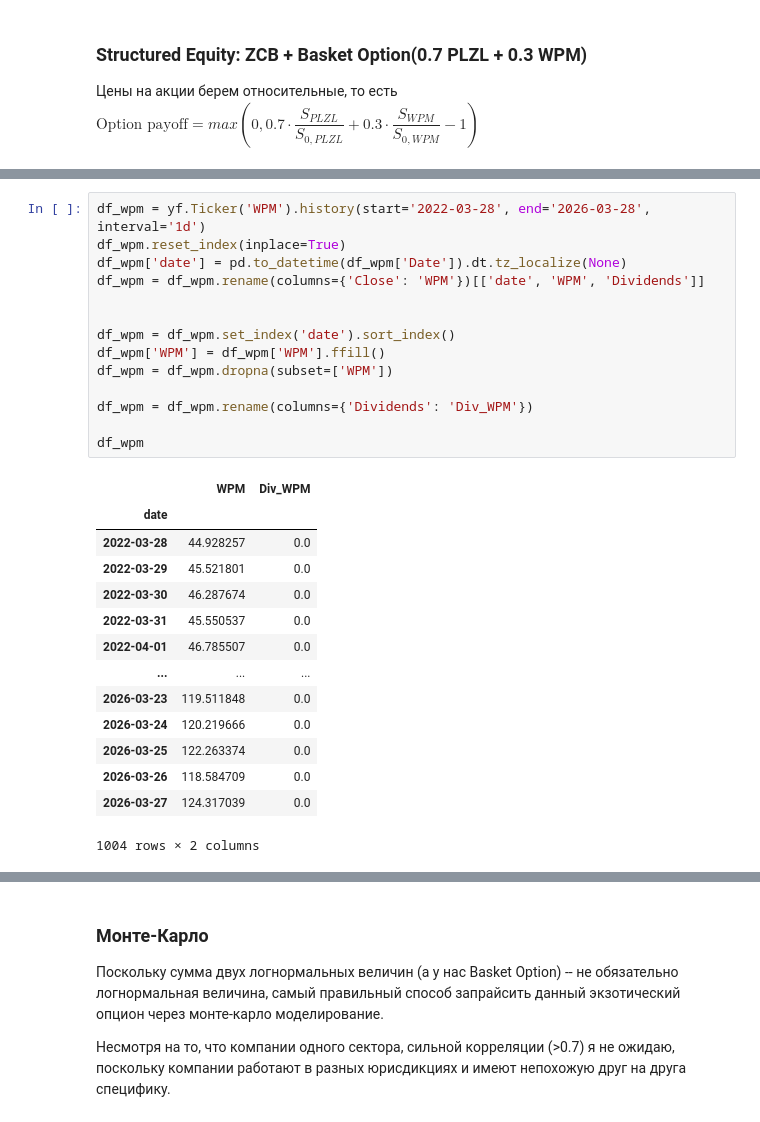
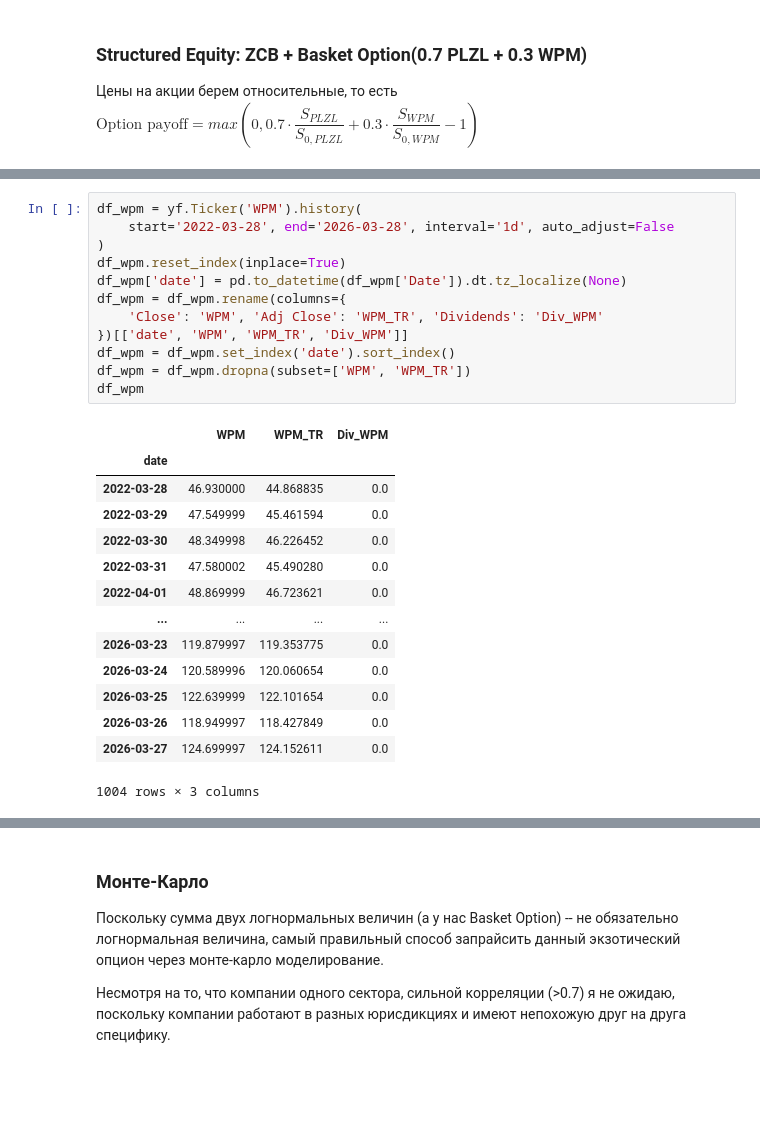
Before and after one commit to eMasov/StructuredNoteProject, a Jupyter notebook: StructuredEquityModeling.ipynb, the cells around one changed output, grey strips where cells are left out. Drawn from its saved outputs; the diff is of its cells as text; blank space fills up the shorter version.

```diff
--- a/StructuredEquityModeling.ipynb
+++ b/StructuredEquityModeling.ipynb
@@ -99,31 +92,29 @@ df_plzl
 # %%
-df_wpm = yf.Ticker('WPM').history(start='2022-03-28', end='2026-03-28', interval='1d')
+df_wpm = yf.Ticker('WPM').history(
+    start='2022-03-28', end='2026-03-28', interval='1d', auto_adjust=False
+)
 df_wpm.reset_index(inplace=True)
 df_wpm['date'] = pd.to_datetime(df_wpm['Date']).dt.tz_localize(None)
-df_wpm = df_wpm.rename(columns={'Close': 'WPM'})[['date', 'WPM', 'Dividends']]
-
-
+df_wpm = df_wpm.rename(columns={
+    'Close': 'WPM', 'Adj Close': 'WPM_TR', 'Dividends': 'Div_WPM'
+})[['date', 'WPM', 'WPM_TR', 'Div_WPM']]
 df_wpm = df_wpm.set_index('date').sort_index()
-df_wpm['WPM'] = df_wpm['WPM'].ffill()
-df_wpm = df_wpm.dropna(subset=['WPM'])
-
-df_wpm = df_wpm.rename(columns={'Dividends': 'Div_WPM'})
-
+df_wpm = df_wpm.dropna(subset=['WPM', 'WPM_TR'])
 df_wpm
 # %% [output]
-|  | WPM | Div_WPM |
-| date |  |  |
-| 2022-03-28 | 44.928257 | 0.0 |
-| 2022-03-29 | 45.521801 | 0.0 |
-| 2022-03-30 | 46.287674 | 0.0 |
-| 2022-03-31 | 45.550537 | 0.0 |
-| 2022-04-01 | 46.785507 | 0.0 |
-| ... | ... | ... |
-| 2026-03-23 | 119.511848 | 0.0 |
-| 2026-03-24 | 120.219666 | 0.0 |
-| 2026-03-25 | 122.263374 | 0.0 |
-| 2026-03-26 | 118.584709 | 0.0 |
-| 2026-03-27 | 124.317039 | 0.0 |
+|  | WPM | WPM_TR | Div_WPM |
+| date |  |  |  |
+| 2022-03-28 | 46.930000 | 44.868835 | 0.0 |
+| 2022-03-29 | 47.549999 | 45.461594 | 0.0 |
+| 2022-03-30 | 48.349998 | 46.226452 | 0.0 |
+| 2022-03-31 | 47.580002 | 45.490280 | 0.0 |
+| 2022-04-01 | 48.869999 | 46.723621 | 0.0 |
+| ... | ... | ... | ... |
+| 2026-03-23 | 119.879997 | 119.353775 | 0.0 |
+| 2026-03-24 | 120.589996 | 120.060654 | 0.0 |
+| 2026-03-25 | 122.639999 | 122.101654 | 0.0 |
+| 2026-03-26 | 118.949997 | 118.427849 | 0.0 |
+| 2026-03-27 | 124.699997 | 124.152611 | 0.0 |
-1004 rows × 2 columns
+1004 rows × 3 columns
 # %%
 df = pd.merge(df_plzl, df_wpm, left_on='date', right_on='date', how='inner')
```
Also changed, not shown: parts of 17 cells of this notebook.
